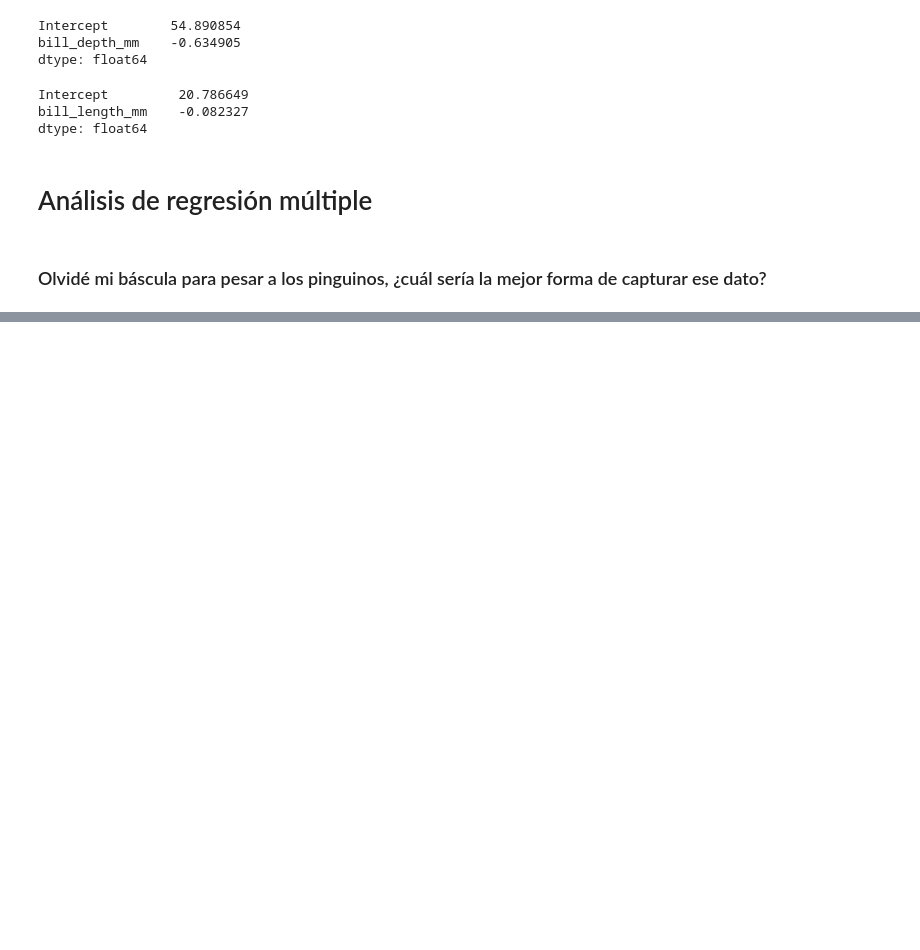
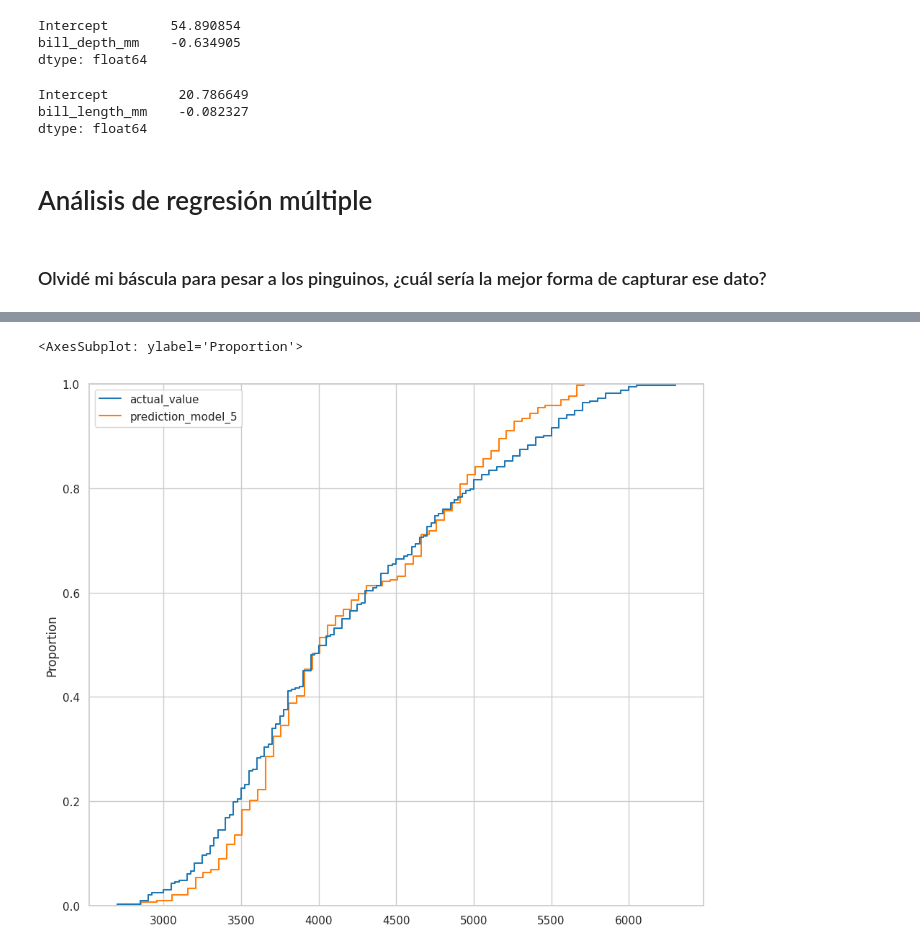
Before and after one commit to electrojam/Curso-de-Analisis-Exploratorio-de-Datos, a Jupyter notebook: 1-conociendo nuestros datos.ipynb, the cells around one changed output, grey strips where cells are left out. Saved outputs shown, nothing was run; the diff lists cells and outputs as text; code cells hidden in the pictures; blank space fills up the shorter version.

```diff
--- a/1-conociendo nuestros datos.ipynb
+++ b/1-conociendo nuestros datos.ipynb
@@ -1820,0 +1865,7 @@ strong multicollinearity or other numerical problems.
+# %%
+sns.ecdfplot(
+    data=models_results.filter(['actual_value', 'prediction_model_5'])
+)
+# %% [output]
+<AxesSubplot: ylabel='Proportion'>
+[figure, added]
```
Also changed, not shown: parts of 18 cells of this notebook.
